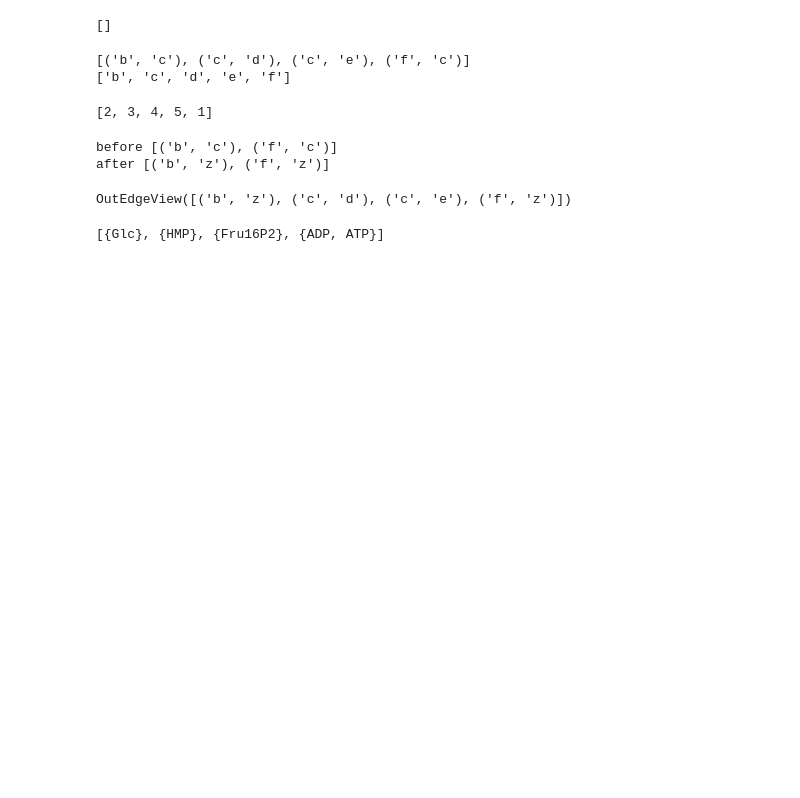
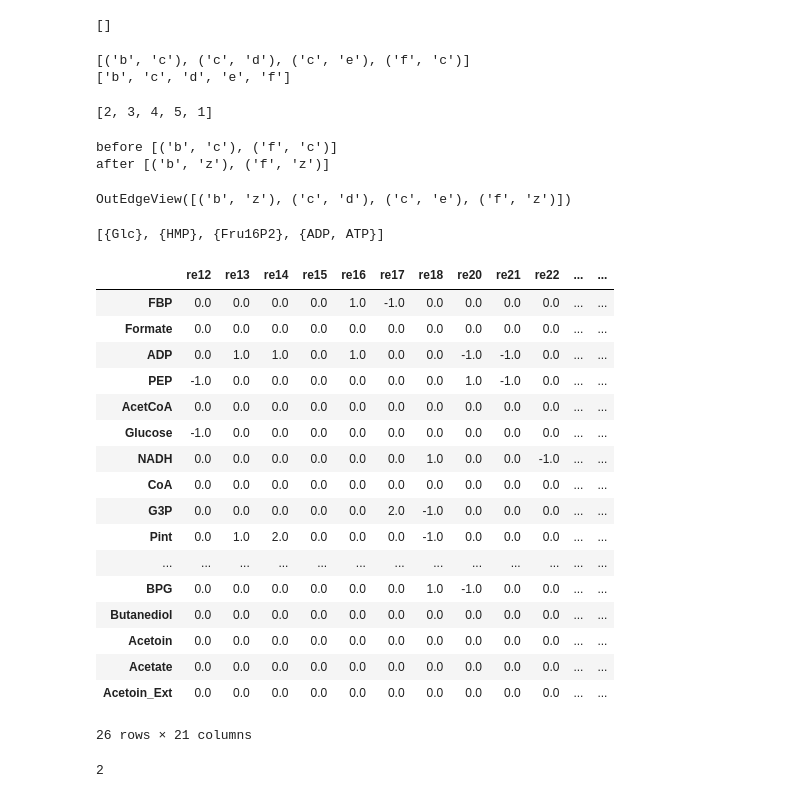
Before and after one commit to ModelEngineering/SBMLLint, a Jupyter notebook: notebook/construct_multimulti.ipynb, the cells around one changed output. Cells and saved outputs as stored; diff of their text form; code cells hidden in the pictures; blank space fills up the shorter version.

```diff
--- a/notebook/construct_multimulti.ipynb
+++ b/notebook/construct_multimulti.ipynb
@@ -29,3 +30,16 @@ multimulti_errors = ['BIOMD0000000471_url.xml', 'BIOMD0000000468_url.xml',
 'MODEL0072364382_url.xml', 'BIOMD0000000253_url.xml',
 'BIOMD0000000243_url.xml', 'BIOMD0000000231_url.xml'
 ]
+# %%
+num = 3
+simple = SimpleSBML()
+simple.initialize(os.path.join(cn.DATA_DIR, multimulti_errors[num]))
+s = StoichiometryMatrix(simple)
+print(s.isConsistent())
+m = MESGraph(simple)
+m.analyze(simple.reactions)
+print(m.type_three_errors)
+#print(m.reduceReaction(simple.getReaction('re21')))
+#print(m.processMultiMultiReaction(simple.getReaction('re21')))
+print(m.processMultiMultiReaction(m.multimulti_reactions[0]))
+print(m.type_three_errors)
@@ -227,3 +340,41 @@ OutEdgeView([('b', 'z'), ('c', 'd'), ('c', 'e'), ('f', 'z')])
 list(m.nodes)
 # %% [output]
 [{Glc}, {HMP}, {Fru16P2}, {ADP, ATP}]
+# %%
+s.stoichiometry_matrix
+# %% [output]
+|  | re12 | re13 | re14 | re15 | re16 | re17 | re18 | re20 | re21 | re22 | ... | ... |
+| FBP | 0.0 | 0.0 | 0.0 | 0.0 | 1.0 | -1.0 | 0.0 | 0.0 | 0.0 | 0.0 | ... | ... |
+| Formate | 0.0 | 0.0 | 0.0 | 0.0 | 0.0 | 0.0 | 0.0 | 0.0 | 0.0 | 0.0 | ... | ... |
+| ADP | 0.0 | 1.0 | 1.0 | 0.0 | 1.0 | 0.0 | 0.0 | -1.0 | -1.0 | 0.0 | ... | ... |
+| PEP | -1.0 | 0.0 | 0.0 | 0.0 | 0.0 | 0.0 | 0.0 | 1.0 | -1.0 | 0.0 | ... | ... |
+| AcetCoA | 0.0 | 0.0 | 0.0 | 0.0 | 0.0 | 0.0 | 0.0 | 0.0 | 0.0 | 0.0 | ... | ... |
+| Glucose | -1.0 | 0.0 | 0.0 | 0.0 | 0.0 | 0.0 | 0.0 | 0.0 | 0.0 | 0.0 | ... | ... |
+| NADH | 0.0 | 0.0 | 0.0 | 0.0 | 0.0 | 0.0 | 1.0 | 0.0 | 0.0 | -1.0 | ... | ... |
+| CoA | 0.0 | 0.0 | 0.0 | 0.0 | 0.0 | 0.0 | 0.0 | 0.0 | 0.0 | 0.0 | ... | ... |
+| G3P | 0.0 | 0.0 | 0.0 | 0.0 | 0.0 | 2.0 | -1.0 | 0.0 | 0.0 | 0.0 | ... | ... |
+| Pint | 0.0 | 1.0 | 2.0 | 0.0 | 0.0 | 0.0 | -1.0 | 0.0 | 0.0 | 0.0 | ... | ... |
+| ... | ... | ... | ... | ... | ... | ... | ... | ... | ... | ... | ... | ... |
+| BPG | 0.0 | 0.0 | 0.0 | 0.0 | 0.0 | 0.0 | 1.0 | -1.0 | 0.0 | 0.0 | ... | ... |
+| Butanediol | 0.0 | 0.0 | 0.0 | 0.0 | 0.0 | 0.0 | 0.0 | 0.0 | 0.0 | 0.0 | ... | ... |
+| Acetoin | 0.0 | 0.0 | 0.0 | 0.0 | 0.0 | 0.0 | 0.0 | 0.0 | 0.0 | 0.0 | ... | ... |
+| Acetate | 0.0 | 0.0 | 0.0 | 0.0 | 0.0 | 0.0 | 0.0 | 0.0 | 0.0 | 0.0 | ... | ... |
+| Acetoin_Ext | 0.0 | 0.0 | 0.0 | 0.0 | 0.0 | 0.0 | 0.0 | 0.0 | 0.0 | 0.0 | ... | ... |
+26 rows × 21 columns
+# %%
+from scipy.optimize import linprog
+import numpy as np
+s_matrix_t = s.stoichiometry_matrix.T
+# number of molecules
+nmet = s_matrix_t.shape[0]
+# number of reactions
+nreac = s_matrix_t.shape[1]
+#
+b = np.zeros(nmet)
+c = np.ones(nreac)
+# Linear programming. c is constraint (here, zero),
+# b is vector of possible values for molecule vector.
+res = linprog(c, A_eq=s_matrix_t, b_eq=b, bounds=(1, None))
+res.status
+# %% [output]
+2
```
Also changed, not shown: parts of 17 cells of this notebook, 1 other file.
